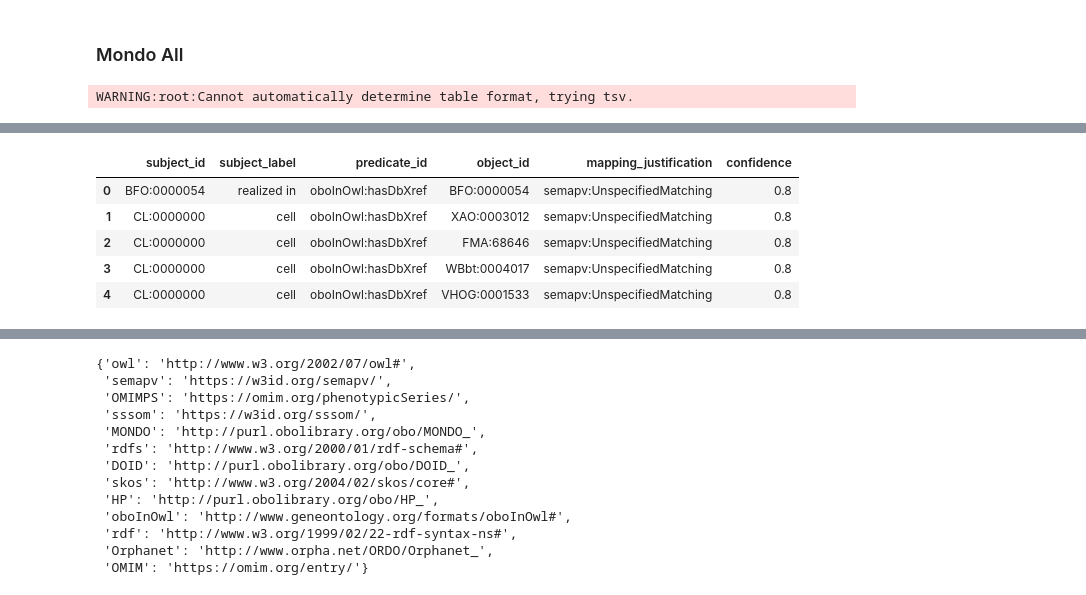
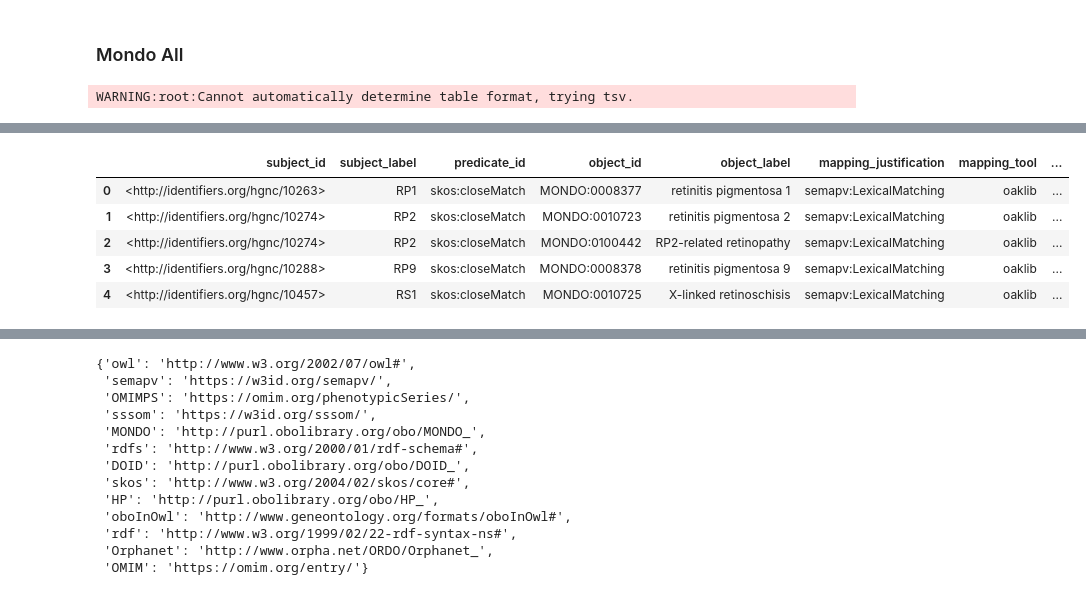
Before and after one commit to monarch-initiative/boomer-examples, a Jupyter notebook: notebooks/Sandbox.ipynb, the cells around one changed output, grey strips where cells are left out. Saved outputs shown, nothing was run; the diff lists cells and outputs as text; code cells hidden in the pictures.

Commit message:
new notebook for lexmatch

```diff
--- a/notebooks/Sandbox.ipynb
+++ b/notebooks/Sandbox.ipynb
@@ -21,6 +21,7 @@ mondo_sssom = data_dir/ "mondo.sssom.tsv"
 mondo_doid = data_dir / "mondo_exactmatch_doid.sssom.tsv"
 boomer_input = Path("__file__").resolve().parents[1] / "omim-ordo-do/boomer_input/"
 mondo_all_sssom = data_dir/ "mondo_all.sssom.tsv"
+mondo_lexmatch_sssom = data_dir/ "mondo_lexmatch.sssom.tsv"
 mondo_omim_ordo_do_sssom = data_dir/ "mondo_omim_ordo_do.sssom.tsv"
 prefix_yaml = boomer_input / "prefix.yaml"
 ontology = boomer_input / "symbiont-merged-all.owl"
@@ -208,7 +209,7 @@ Wall time: 12min 52s
 ### Mondo All
 # %%
 %%time
-mondo_all_df = parse_sssom_table(mondo_all_sssom)
+mondo_all_df = parse_sssom_table(mondo_lexmatch_sssom)
 mondo_all_df.df.head()
 # %% [output]
 WARNING:root:Cannot automatically determine table format, trying tsv.
@@ -217,6 +218,6 @@ Wall time: 45.3 s
-|  | subject_id | subject_label | predicate_id | object_id | mapping_justification | confidence |
-| 0 | BFO:0000054 | realized in | oboInOwl:hasDbXref | BFO:0000054 | semapv:UnspecifiedMatching | 0.8 |
-| 1 | CL:0000000 | cell | oboInOwl:hasDbXref | XAO:0003012 | semapv:UnspecifiedMatching | 0.8 |
-| 2 | CL:0000000 | cell | oboInOwl:hasDbXref | FMA:68646 | semapv:UnspecifiedMatching | 0.8 |
-| 3 | CL:0000000 | cell | oboInOwl:hasDbXref | WBbt:0004017 | semapv:UnspecifiedMatching | 0.8 |
-| 4 | CL:0000000 | cell | oboInOwl:hasDbXref | VHOG:0001533 | semapv:UnspecifiedMatching | 0.8 |
+|  | subject_id | subject_label | predicate_id | object_id | object_label | mapping_justification | mapping_tool | ... |
+| 0 | <http://identifiers.org/hgnc/10263> | RP1 | skos:closeMatch | MONDO:0008377 | retinitis pigmentosa 1 | semapv:LexicalMatching | oaklib | ... |
+| 1 | <http://identifiers.org/hgnc/10274> | RP2 | skos:closeMatch | MONDO:0010723 | retinitis pigmentosa 2 | semapv:LexicalMatching | oaklib | ... |
+| 2 | <http://identifiers.org/hgnc/10274> | RP2 | skos:closeMatch | MONDO:0100442 | RP2-related retinopathy | semapv:LexicalMatching | oaklib | ... |
+| 3 | <http://identifiers.org/hgnc/10288> | RP9 | skos:closeMatch | MONDO:0008378 | retinitis pigmentosa 9 | semapv:LexicalMatching | oaklib | ... |
+| 4 | <http://identifiers.org/hgnc/10457> | RS1 | skos:closeMatch | MONDO:0010725 | X-linked retinoschisis | semapv:LexicalMatching | oaklib | ... |
```
Also changed, not shown: parts of 7 cells of this notebook, 1 other file.
